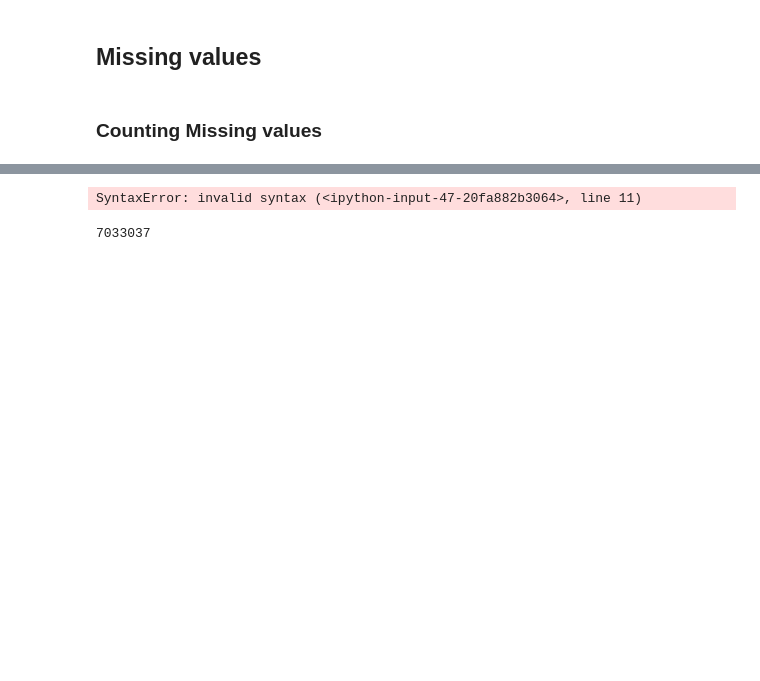
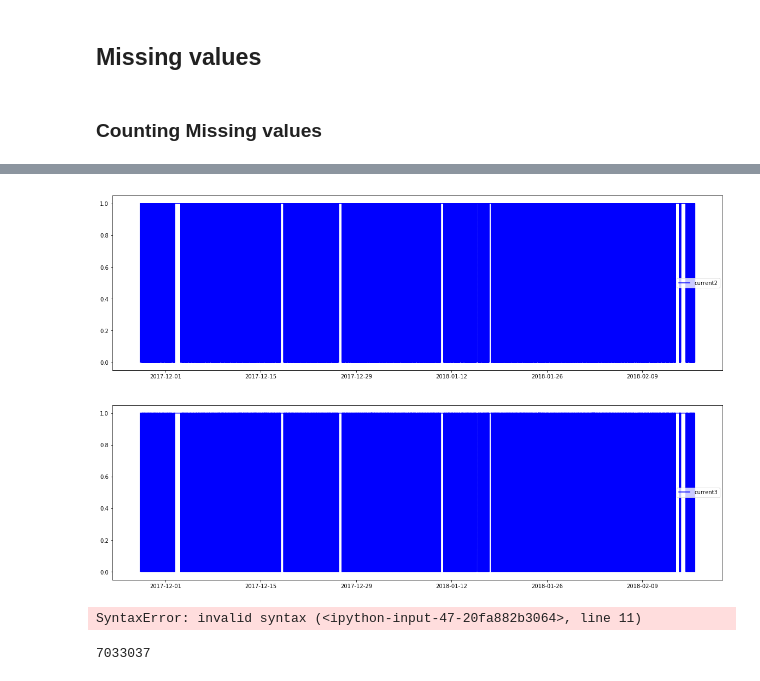
Before and after one commit to MihaCim/Forecast-Rails, a Jupyter notebook: Sub.Exploratory.MissingData.ipynb, the cells around one changed output, grey strips where cells are left out. Saved outputs shown, nothing was run; the diff lists cells and outputs as text; code cells hidden in the pictures; blank space fills up the shorter version.

```diff
--- a/Sub.Exploratory.MissingData.ipynb
+++ b/Sub.Exploratory.MissingData.ipynb
@@ -135,3 +137,12 @@ b.hist()
+# %%
+#a.hist()
+#b.hist()
+#c.hist()
+#d.hist()
+_ = dfN[["current2","current3"]].plot(subplots=True, layout=(3,1), style=['b','b','b'],
+                                                       figsize=(20,20), x_compat=True, sharex=False)
+# %% [output]
+[figure, added]
 # %%
 
 #hystogram of NaN
```
Also changed, not shown: parts of 7 cells of this notebook.
